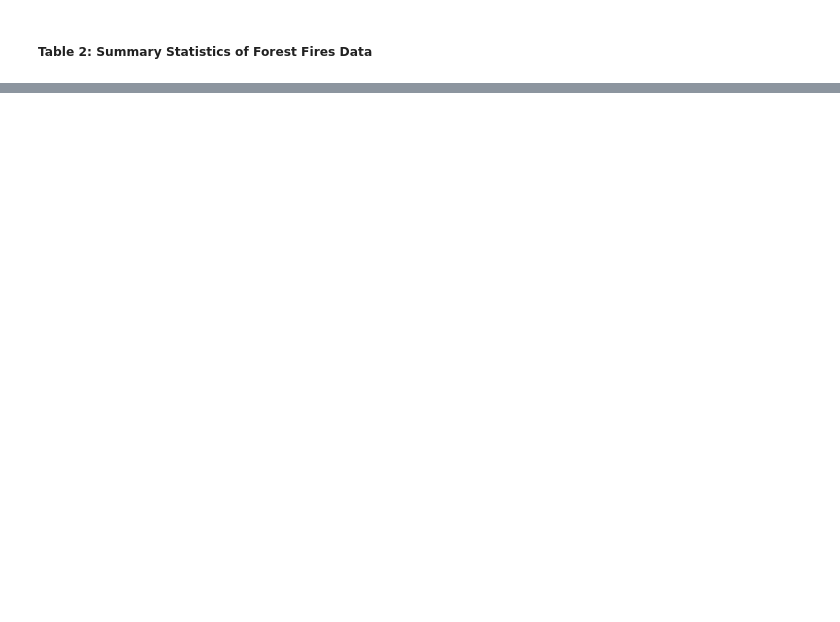
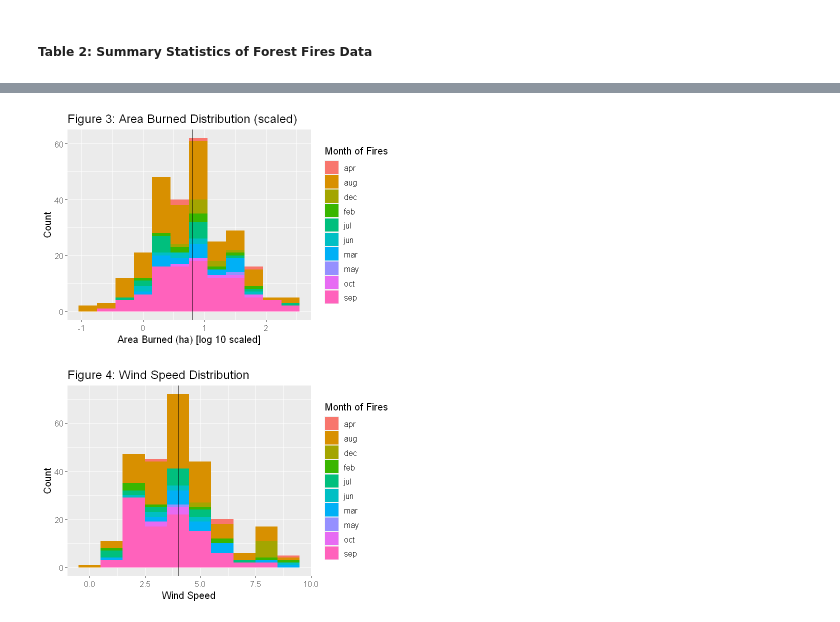
Before and after one commit to Mapleia/STAT_201_proj, a Jupyter notebook: src/Preliminary_Results.ipynb, the cells around one changed output, grey strips where cells are left out. Cells and saved outputs as stored; diff of their text form; code cells hidden in the pictures; blank space fills up the shorter version.

```diff
--- a/src/Preliminary_Results.ipynb
+++ b/src/Preliminary_Results.ipynb
@@ -68,0 +96,23 @@ plot_2
+# %%
+area_burned_plot_2 <- forest_fires_data %>%
+    ggplot(aes(x =area_log10, fill = month))+
+    geom_histogram(binwidth = 0.3) +
+    labs(x="Area Burned (ha) [log 10 scaled]", y="Count")+
+    ggtitle("Figure 3: Area Burned Distribution (scaled)") +
+    scale_fill_discrete(name = "Month of Fires") +
+    theme(text = element_text(size = 12)) +
+    geom_vline(aes(xintercept = median(area_log10)))
+area_burned_plot_2
+
+wind_plot <- forest_fires_data %>%
+    ggplot(aes(x =wind, fill = month))+
+    geom_histogram(binwidth = 1) +
+    labs(x="Wind Speed", y="Count")+
+    ggtitle("Figure 4: Wind Speed Distribution") +
+    scale_fill_discrete(name = "Month of Fires") +
+    theme(text = element_text(size = 12)) +
+    geom_vline(aes(xintercept = quantile(wind)[3]))
+wind_plot
+# %% [output]
+[figure, added]
+[figure, added]
```
Also changed, not shown: parts of 8 cells of this notebook.
